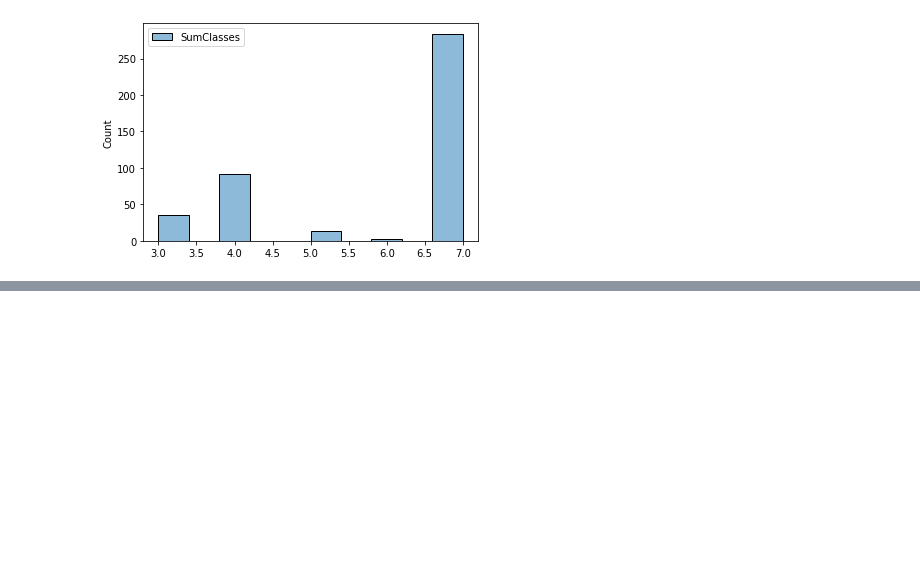
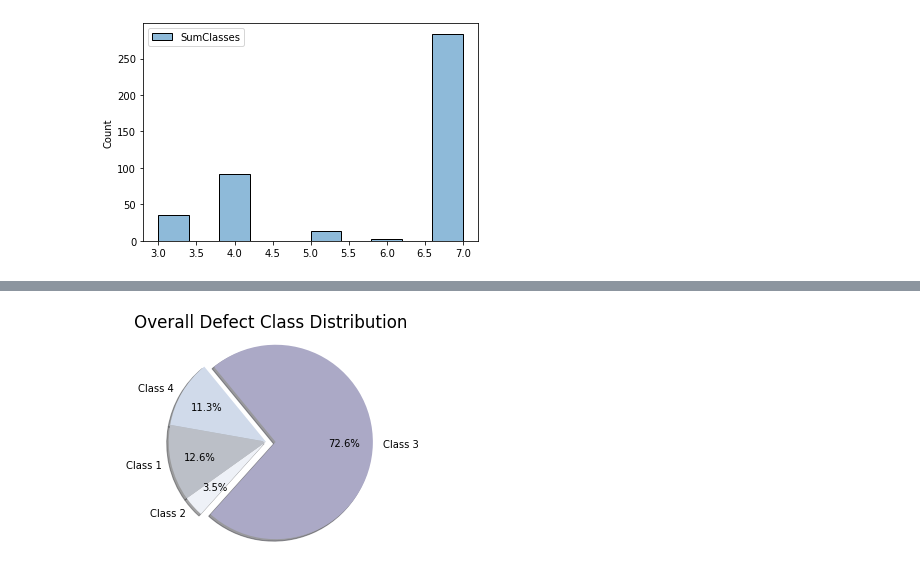
Before and after one commit to mic1899/CapstoneProject_SteelDefectDetection, a Jupyter notebook: 00_first-EDA.ipynb, the cells around one changed output, grey strips where cells are left out. Cells and saved outputs as stored; diff of their text form; code cells hidden in the pictures; blank space fills up the shorter version.

```diff
--- a/00_first-EDA.ipynb
+++ b/00_first-EDA.ipynb
@@ -273,0 +371,3 @@ a
+# %%
+counts = df.groupby('ClassId').count()
+counts.head()
@@ -273,0 +381,22 @@ a
+# %%
+# https://matplotlib.org/3.1.1/gallery/pie_and_polar_charts/pie_features.html
+import matplotlib.pyplot as plt
+
+# Pie chart, where the slices will be ordered and plotted counter-clockwise:
+labels = 'Class 1', 'Class 2', 'Class 3', 'Class 4'
+sizes = [counts.iloc[0,0], counts.iloc[1,0], counts.iloc[2,0], counts.iloc[3,0]]
+explode = (0.0, 0.0, 0.1, 0.0)  # only "explode" the 2nd slice (i.e. 'Hogs')
+colors = ['#BBBFC7','#EEF1F7','#ABA9C6','#D0DAEA']
+
+fig1, ax1 = plt.subplots()
+ax1.pie(sizes, explode=explode, labels=labels, colors=colors ,autopct='%1.1f%%',
+        shadow=True, startangle=170, textprops={'color':"k"},pctdistance=0.7, labeldistance=1.1)
+ax1.axis('equal')  # Equal aspect ratio ensures that pie is drawn as a circle.
+
+plt.rcParams['font.size'] = 14.0
+
+plt.title('Overall Defect Class Distribution')
+
+plt.show()
+# %% [output]
+[figure, added]
```
Also changed, not shown: parts of 20 cells of this notebook.
